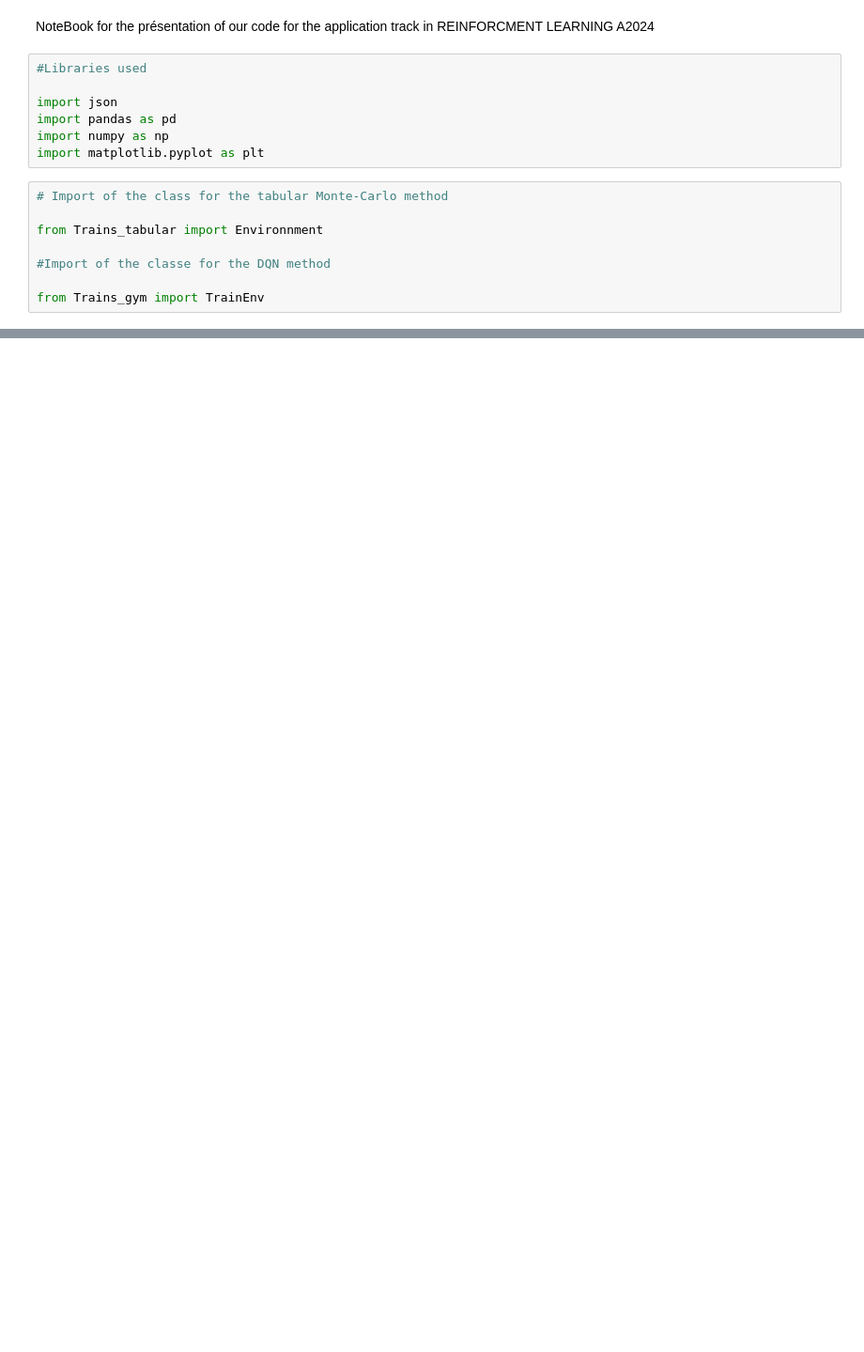
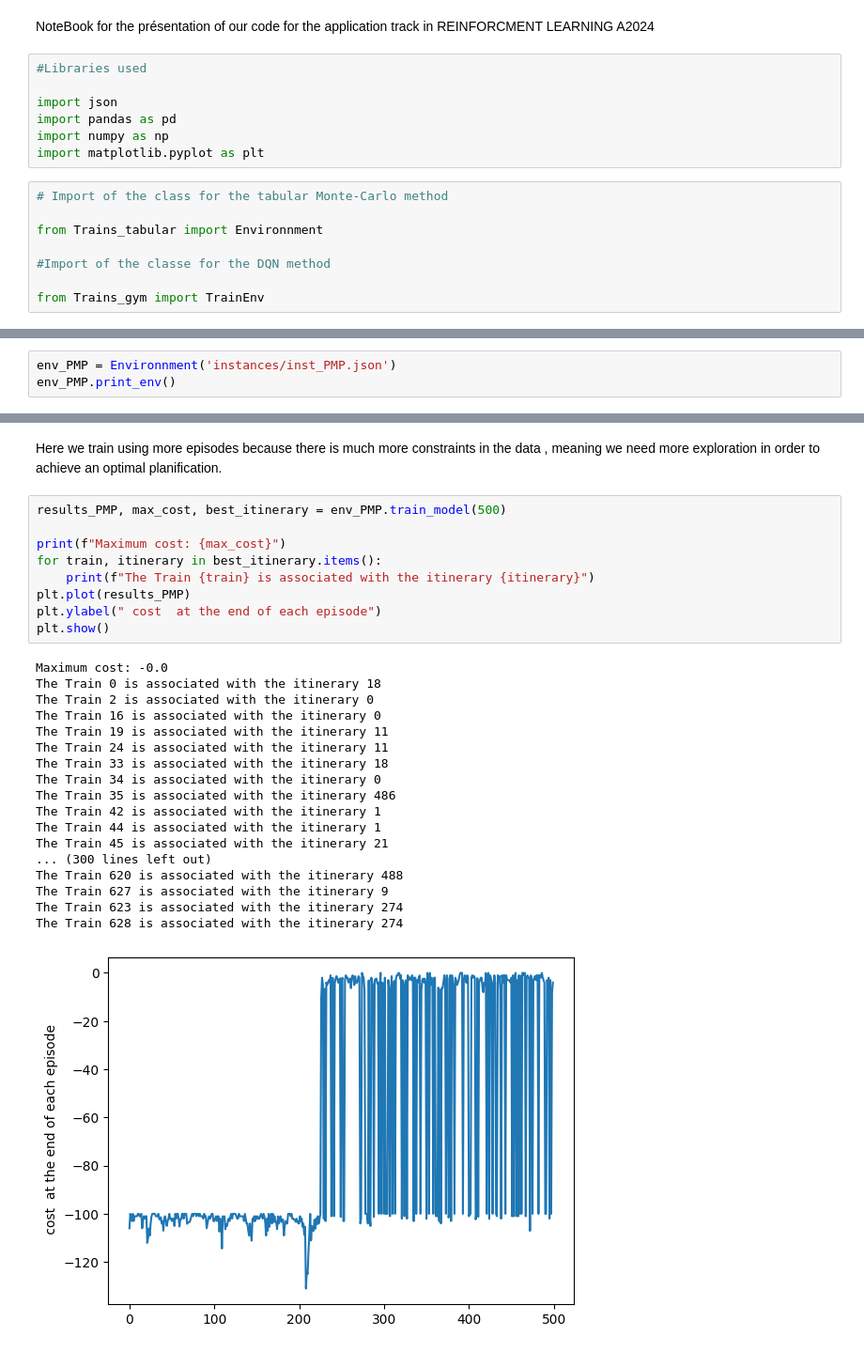
Before and after one commit to MarwanKR/Projet_RL, a Jupyter notebook: notebook.ipynb, the cells around one changed output, grey strips where cells are left out. Shown: that part at 94% size. Cells and saved outputs as stored; diff of their text form; blank space fills up the shorter version.

```diff
--- a/notebook.ipynb
+++ b/notebook.ipynb
@@ -193,0 +181,3 @@ plt.show()
+# %%
+env_PMP = Environnment('instances/inst_PMP.json')
+env_PMP.print_env()
@@ -193,0 +202,30 @@ plt.show()
+# %% [markdown]
+Here we train using more episodes because there is much more constraints in the data , meaning we need more exploration in order to achieve an optimal planification.
+# %%
+results_PMP, max_cost, best_itinerary = env_PMP.train_model(500)
+
+print(f"Maximum cost: {max_cost}")
+for train, itinerary in best_itinerary.items():
+    print(f"The Train {train} is associated with the itinerary {itinerary}")
+plt.plot(results_PMP)
+plt.ylabel(" cost  at the end of each episode")
+plt.show()
+# %% [output]
+Maximum cost: -0.0
+The Train 0 is associated with the itinerary 18
+The Train 2 is associated with the itinerary 0
+The Train 16 is associated with the itinerary 0
+The Train 19 is associated with the itinerary 11
+The Train 24 is associated with the itinerary 11
+The Train 33 is associated with the itinerary 18
+The Train 34 is associated with the itinerary 0
+The Train 35 is associated with the itinerary 486
+The Train 42 is associated with the itinerary 1
+The Train 44 is associated with the itinerary 1
+The Train 45 is associated with the itinerary 21
+... (300 lines left out)
+The Train 620 is associated with the itinerary 488
+The Train 627 is associated with the itinerary 9
+The Train 623 is associated with the itinerary 274
+The Train 628 is associated with the itinerary 274
+[figure, added]
```
Also changed, not shown: parts of 35 cells of this notebook.
